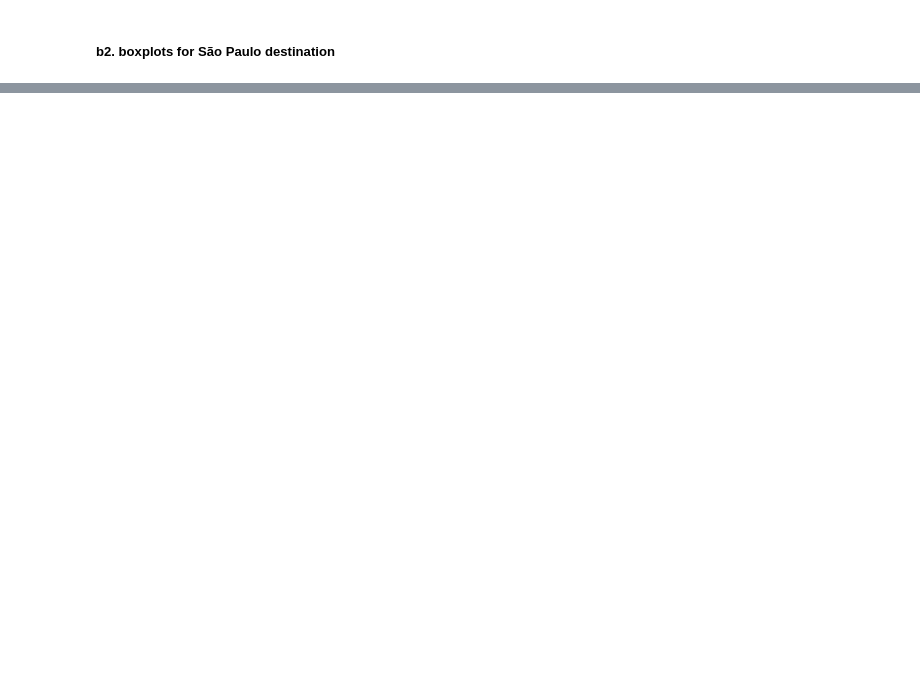
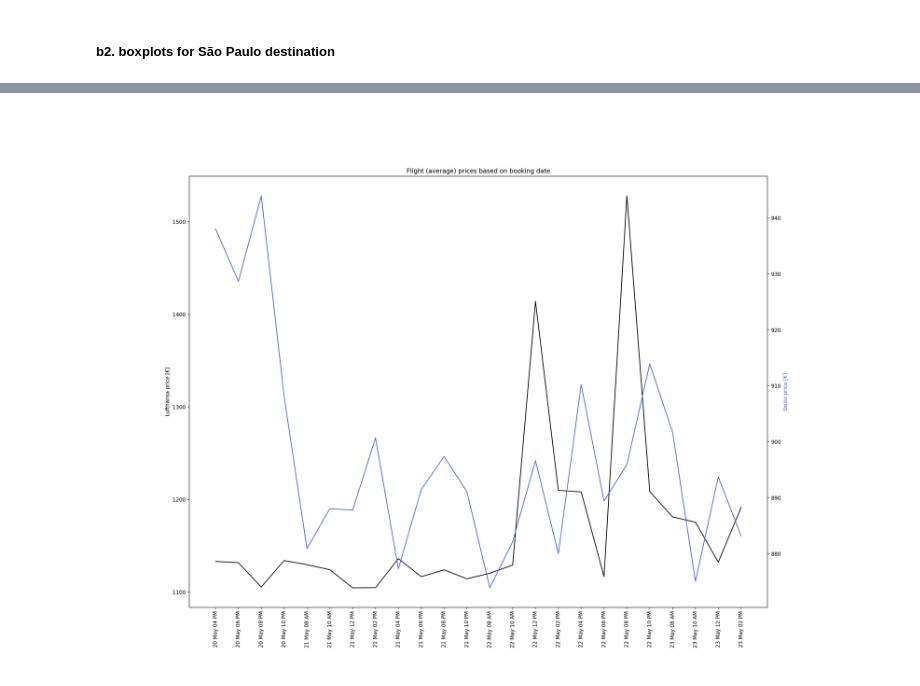
Before and after one commit to adelindonesia/project, a Jupyter notebook: second_version/data_cleaning/data_visualization2.ipynb, the cells around one changed output, grey strips where cells are left out. Saved outputs shown, nothing was run; the diff lists cells and outputs as text; code cells hidden in the pictures; blank space fills up the shorter version.

Commit message:
create lineplot nyc

```diff
--- a/second_version/data_cleaning/data_visualization2.ipynb
+++ b/second_version/data_cleaning/data_visualization2.ipynb
@@ -118,0 +121,10 @@ f5 + stat_summary(fun_data="mean_se", geom="point", size=4, color="red", fill="r
+# %%
+cur_time = datetime.datetime.now()
+month = cur_time.strftime('%b')
+year=cur_time.strftime('%Y')
+# %%
+lineplot_nyc = combined_dataset.loc[(combined_dataset.arr_city=='JFK')].groupby(['out_airline_company','day_scrap', 'hour_scrap'])['ticket_price'].agg(['mean'])
+lineplot_nyc = lineplot_nyc.reset_index()
+
+lineplot_nyc['date'] = pd.to_datetime(lineplot_nyc['day_scrap'].astype(str) + ' ' + month + ' ' + year + ' '+ lineplot_nyc['hour_scrap'].astype(str), format='%d %b %Y %H')
+lineplot_nyc['date'] = lineplot_nyc['date'].dt.strftime('%d %b %I %p')
@@ -118,0 +140,17 @@ f5 + stat_summary(fun_data="mean_se", geom="point", size=4, color="red", fill="r
+# %%
+date_nyc = lineplot_nyc[lineplot_nyc.out_airline_company == 'Lufthansa']['date'].tolist()
+price_lufthansa_nyc = lineplot_nyc[lineplot_nyc.out_airline_company == 'Lufthansa']['mean'].tolist()
+price_swiss_nyc = lineplot_nyc[lineplot_nyc.out_airline_company == 'Swiss']['mean'].tolist()
+# %%
+fig, ax1 = plt.subplots(figsize = (20,15))
+
+ax1.plot(date_nyc, price_lufthansa_nyc, color = 'k')
+plt.xticks(rotation=90)
+ax1.set_ylabel("Lufthansa price [€]", color = 'k')
+ax2 = ax1.twinx()
+ax2.plot(date_nyc, price_swiss_nyc, color = "royalblue")
+ax2.set_ylabel("Swiss price [€]", color = "royalblue")
+plt.xticks(rotation=90)
+plt.title('Flight (average) prices based on booking date');
+# %% [output]
+[figure, added]
```
Also changed, not shown: parts of 7 cells of this notebook.
